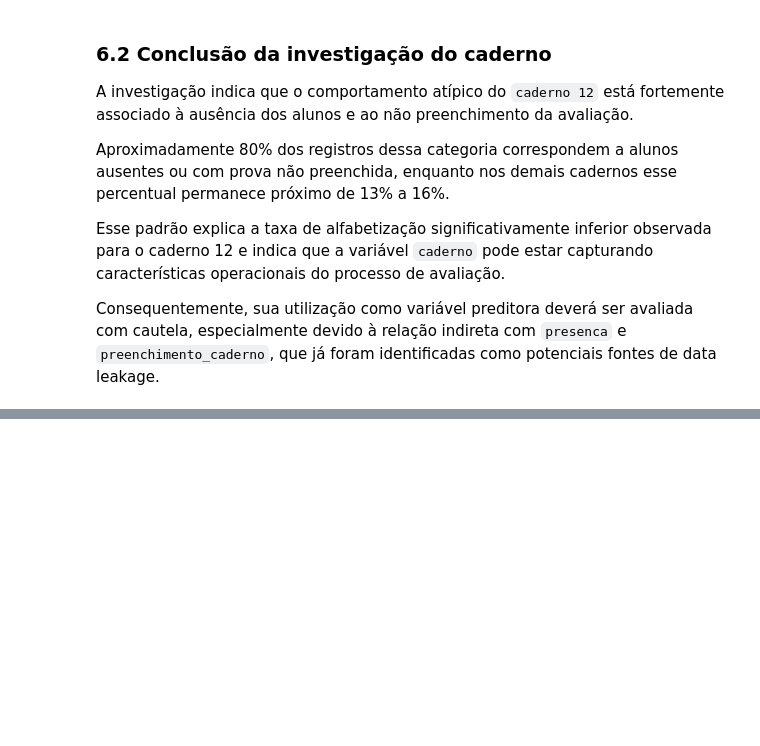
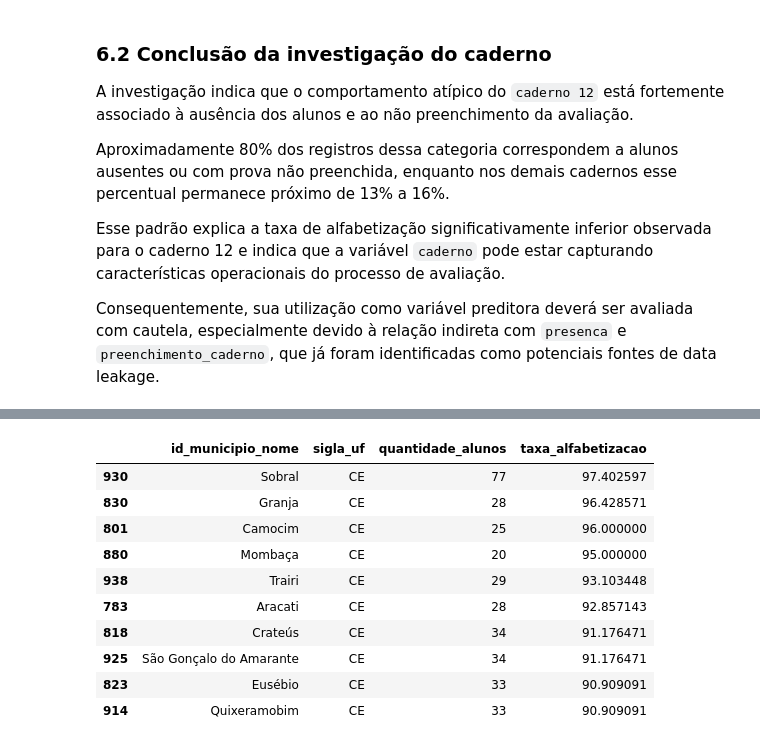
Before and after one commit to RenanTrevelim/tech-challenge-fase3-literacy-ml, a Jupyter notebook: notebooks/02_analise_exploratoria.ipynb, the cells around one changed output, grey strips where cells are left out. Cells and saved outputs as stored; diff of their text form; code cells hidden in the pictures; blank space fills up the shorter version.

```diff
--- a/notebooks/02_analise_exploratoria.ipynb
+++ b/notebooks/02_analise_exploratoria.ipynb
@@ -1102,0 +1261,16 @@ Consequentemente, sua utilização como variável preditora deverá ser avaliada
+# %%
+municipios_maior_taxa = (municipios_validos.sort_values(['taxa_alfabetizacao', 'quantidade_alunos'], ascending=[False, False]).head(10))
+
+municipios_maior_taxa[["id_municipio_nome", "sigla_uf", "quantidade_alunos", "taxa_alfabetizacao"]]
+# %% [output]
+|  | id_municipio_nome | sigla_uf | quantidade_alunos | taxa_alfabetizacao |
+| 930 | Sobral | CE | 77 | 97.402597 |
+| 830 | Granja | CE | 28 | 96.428571 |
+| 801 | Camocim | CE | 25 | 96.000000 |
+| 880 | Mombaça | CE | 20 | 95.000000 |
+| 938 | Trairi | CE | 29 | 93.103448 |
+| 783 | Aracati | CE | 28 | 92.857143 |
+| 818 | Crateús | CE | 34 | 91.176471 |
+| 925 | São Gonçalo do Amarante | CE | 34 | 91.176471 |
+| 823 | Eusébio | CE | 33 | 90.909091 |
+| 914 | Quixeramobim | CE | 33 | 90.909091 |
```
Also changed, not shown: parts of 18 cells of this notebook, 2 other files.
